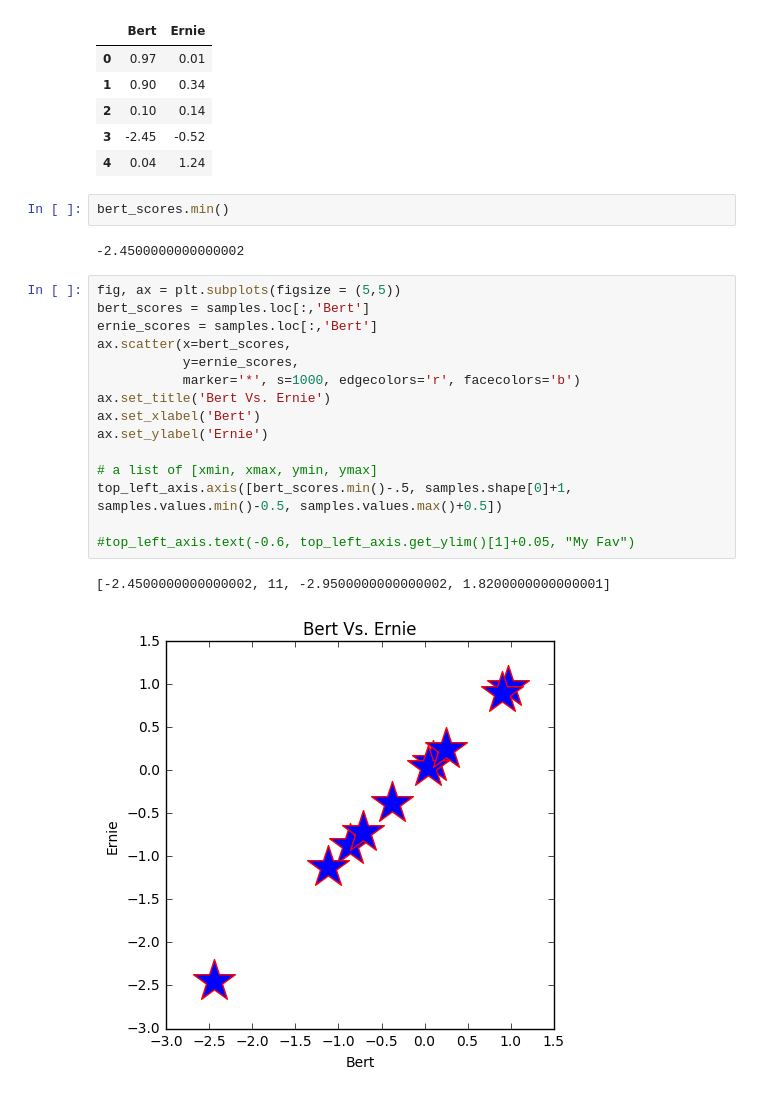
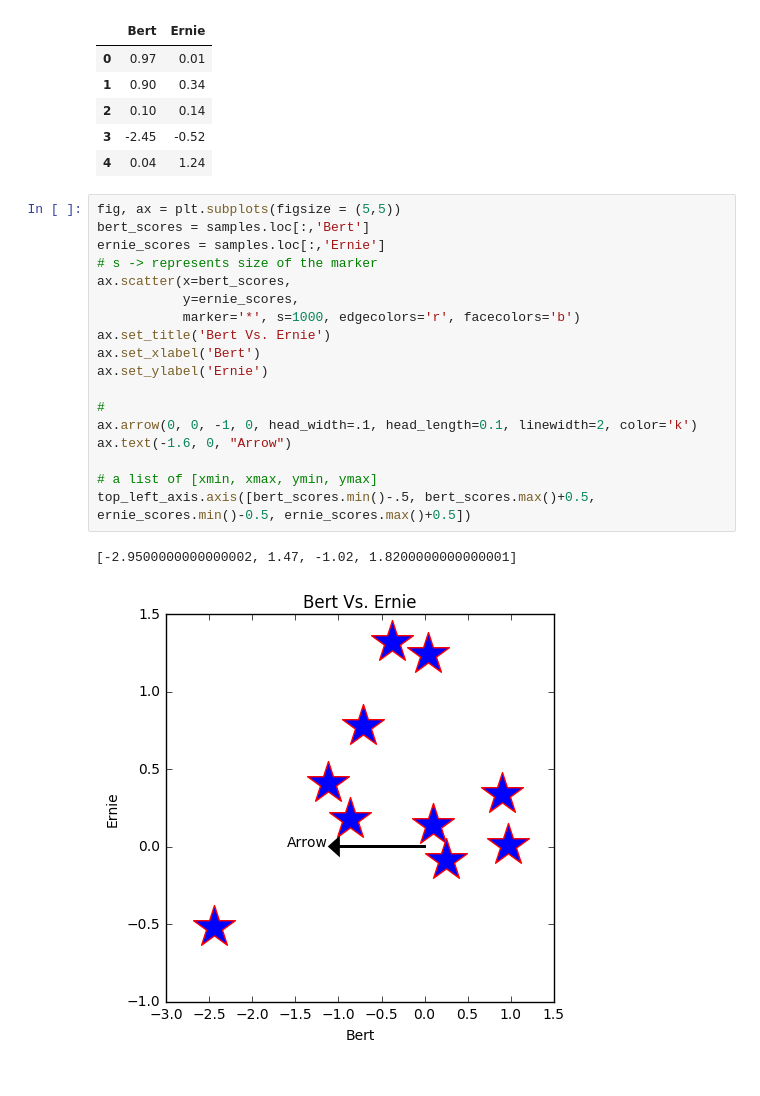
Before and after one commit to cjammi/cheat-sheats, a Jupyter notebook: Matplotlib/cheat-sheet.ipynb, the cells around one changed output. Cells and saved outputs as stored; diff of their text form.

Commit message:
Add code demonstrate arrows and texts

```diff
--- a/Matplotlib/cheat-sheet.ipynb
+++ b/Matplotlib/cheat-sheet.ipynb
@@ -87,25 +87,24 @@ display(samples.head())
 | 2 | 0.10 | 0.14 |
 | 3 | -2.45 | -0.52 |
 | 4 | 0.04 | 1.24 |
-# %%
-bert_scores.min()
-# %% [output]
--2.4500000000000002
 # %%
 fig, ax = plt.subplots(figsize = (5,5))
 bert_scores = samples.loc[:,'Bert']
-ernie_scores = samples.loc[:,'Bert']
+ernie_scores = samples.loc[:,'Ernie']
+# s -> represents size of the marker
 ax.scatter(x=bert_scores,
            y=ernie_scores,
            marker='*', s=1000, edgecolors='r', facecolors='b')
 ax.set_title('Bert Vs. Ernie')
 ax.set_xlabel('Bert')
 ax.set_ylabel('Ernie')
 
+#
+ax.arrow(0, 0, -1, 0, head_width=.1, head_length=0.1, linewidth=2, color='k')
+ax.text(-1.6, 0, "Arrow")
+
 # a list of [xmin, xmax, ymin, ymax]
-top_left_axis.axis([bert_scores.min()-.5, samples.shape[0]+1, samples.values.min()-0.5, samples.values.max()+0.5])
-
-#top_left_axis.text(-0.6, top_left_axis.get_ylim()[1]+0.05, "My Fav")
+top_left_axis.axis([bert_scores.min()-.5, bert_scores.max()+0.5, ernie_scores.min()-0.5, ernie_scores.max()+0.5])
 # %% [output]
-[-2.4500000000000002, 11, -2.9500000000000002, 1.8200000000000001]
+[-2.9500000000000002, 1.47, -1.02, 1.8200000000000001]
-[figure, old version]
+[figure, new version]
```
